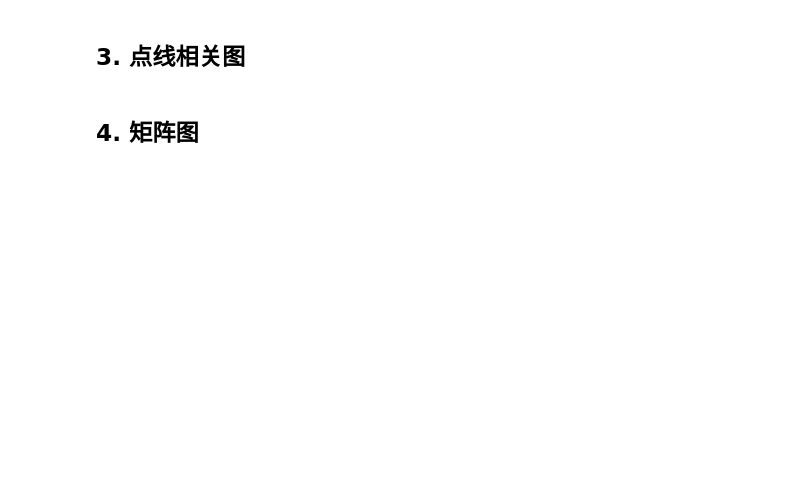
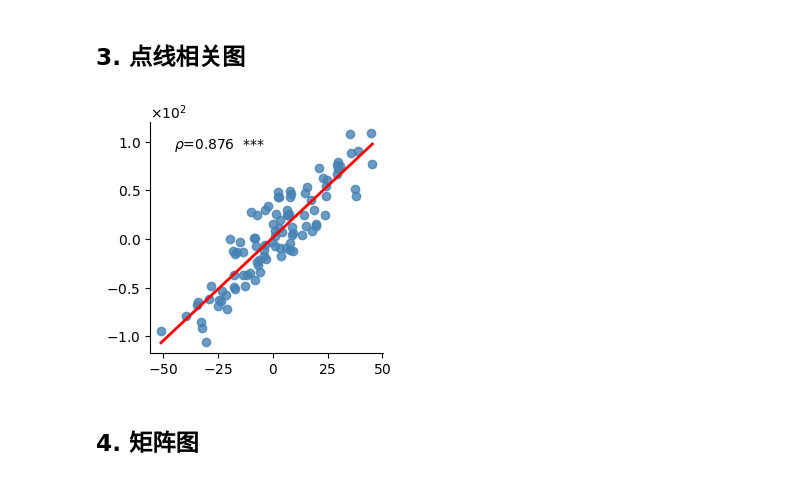
Before and after one commit to RicardoRyn/Plot_figure, a Jupyter notebook: example.ipynb, the cells around one changed output. Saved outputs shown, nothing was run; the diff lists cells and outputs as text; code cells hidden in the pictures; blank space fills up the shorter version.

```diff
--- a/example.ipynb
+++ b/example.ipynb
@@ -79,20 +83,22 @@ fig.savefig("./example_figures/single_violin.png", dpi=250, bbox_inches='tight')
 # %%
 import numpy as np
 import matplotlib.pyplot as plt
 from Plot_figure import *
 
 # 原始数据
 np.random.seed(0)
-rm_rjx1 = np.random.normal(0, 1, 100)
-rm_rjx2 = 2 * rm_rjx1 + np.random.normal(0, 1, 100)
+rm_rjx1 = np.random.normal(0, 20, 100)
+rm_rjx2 = 2 * rm_rjx1 + np.random.normal(0, 20, 100)
 # 设置figure
 fig = plt.figure(figsize=(3, 3))
 # 设置axes
 ax = fig.add_subplot(111)
 # 调用函数
 plot_correlation_figure(rm_rjx1, rm_rjx2, stats_method='spearman', summary=True)
 # 保存图片
 fig.savefig("./example_figures/correlation.png",dpi=250, bbox_inches='tight')
+# %% [output]
+[figure, added]
 # %% [markdown]
 ## 4. 矩阵图
 # %%
```
Also changed, not shown: parts of 9 cells of this notebook, 14 other files.
